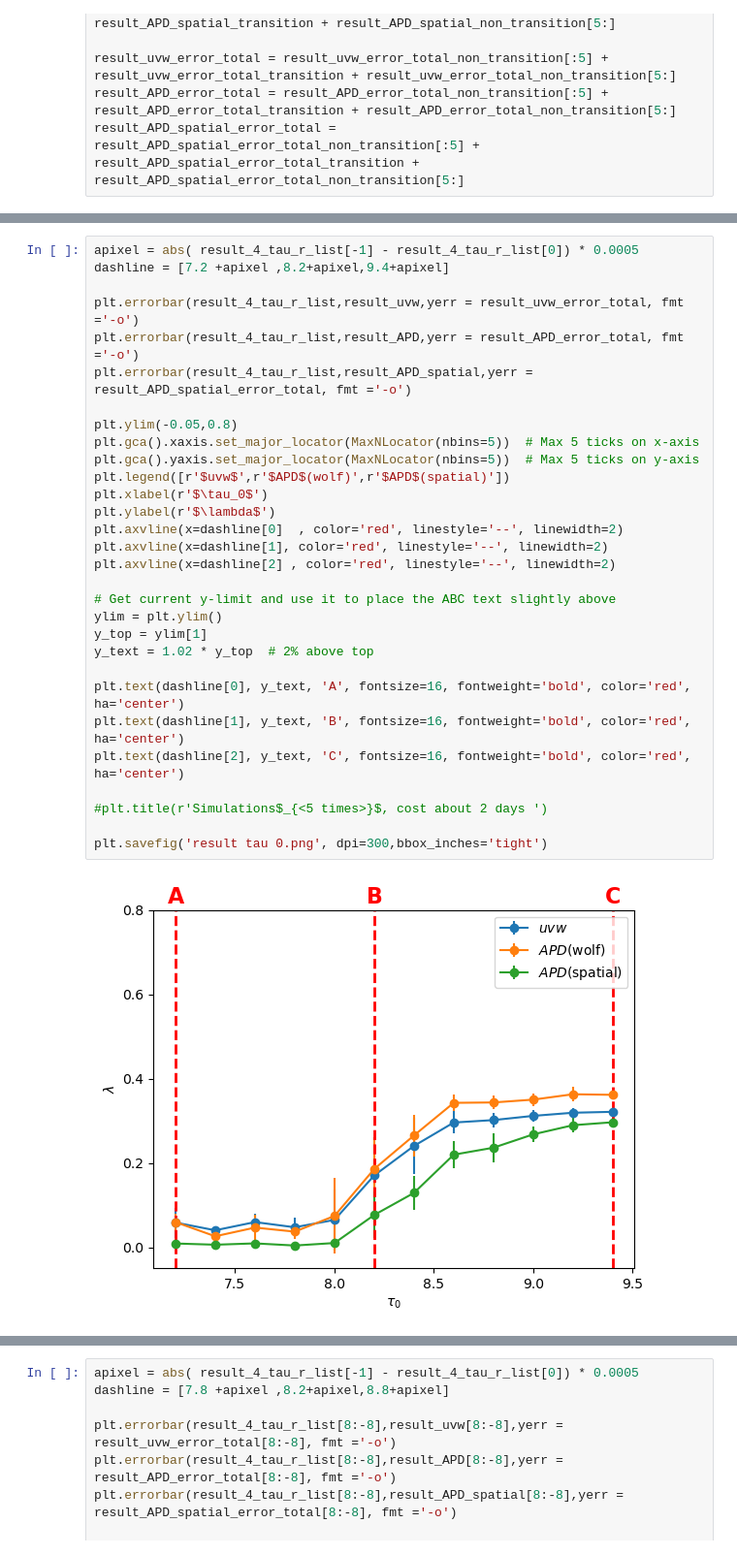
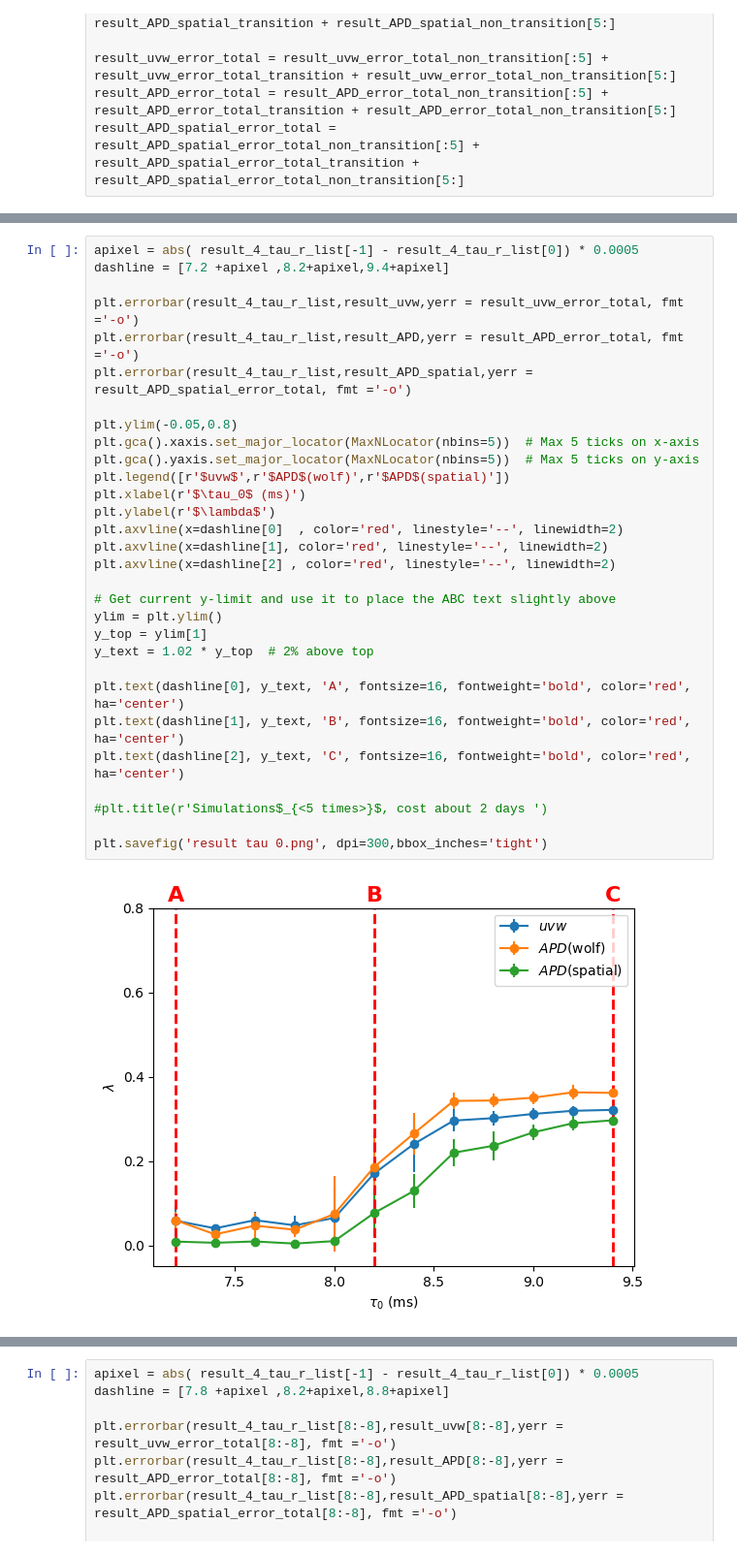
Before and after one commit to William-XiaodongAn/Quantifying-The-Complex-Spatiotemporal-Chaos-of-Cardiac-Fibrillation-in-Ionic-Models, a Jupyter notebook: analysis_ipynb_scripts/tau_0_plot.ipynb, the cells around one changed output, grey strips where cells are left out. Shown at 97% size. Drawn from its saved outputs; the diff is of its cells as text.

```diff
--- a/analysis_ipynb_scripts/tau_0_plot.ipynb
+++ b/analysis_ipynb_scripts/tau_0_plot.ipynb
@@ -1065,35 +1067,35 @@ with open('result_tau_0_lya_from_uvw.pkl', 'wb') as f:
 # %%
 apixel = abs( result_4_tau_r_list[-1] - result_4_tau_r_list[0]) * 0.0005
 dashline = [7.2 +apixel ,8.2+apixel,9.4+apixel]
 
 plt.errorbar(result_4_tau_r_list,result_uvw,yerr = result_uvw_error_total, fmt ='-o')
 plt.errorbar(result_4_tau_r_list,result_APD,yerr = result_APD_error_total, fmt ='-o')
 plt.errorbar(result_4_tau_r_list,result_APD_spatial,yerr = result_APD_spatial_error_total, fmt ='-o')
 
 plt.ylim(-0.05,0.8)
 plt.gca().xaxis.set_major_locator(MaxNLocator(nbins=5))  # Max 5 ticks on x-axis
 plt.gca().yaxis.set_major_locator(MaxNLocator(nbins=5))  # Max 5 ticks on y-axis
 plt.legend([r'$uvw$',r'$APD$(wolf)',r'$APD$(spatial)'])
-plt.xlabel(r'$\tau_0$')
+plt.xlabel(r'$\tau_0$ (ms)')
 plt.ylabel(r'$\lambda$')
 plt.axvline(x=dashline[0]  , color='red', linestyle='--', linewidth=2)
 plt.axvline(x=dashline[1], color='red', linestyle='--', linewidth=2)
 plt.axvline(x=dashline[2] , color='red', linestyle='--', linewidth=2)
 
 # Get current y-limit and use it to place the ABC text slightly above
 ylim = plt.ylim()
 y_top = ylim[1]
 y_text = 1.02 * y_top  # 2% above top
 
 plt.text(dashline[0], y_text, 'A', fontsize=16, fontweight='bold', color='red', ha='center')
 plt.text(dashline[1], y_text, 'B', fontsize=16, fontweight='bold', color='red', ha='center')
 plt.text(dashline[2], y_text, 'C', fontsize=16, fontweight='bold', color='red', ha='center')
 
 #plt.title(r'Simulations$_{<5 times>}$, cost about 2 days ')
 
 plt.savefig('result tau 0.png', dpi=300,bbox_inches='tight')
 # %% [output]
-[figure, old version]
+[figure, new version]
 # %%
 
 def plot_result(x, y, yerr, style=':o', label=None):
```
Also changed, not shown: parts of 6 cells of this notebook, 40 other files.
